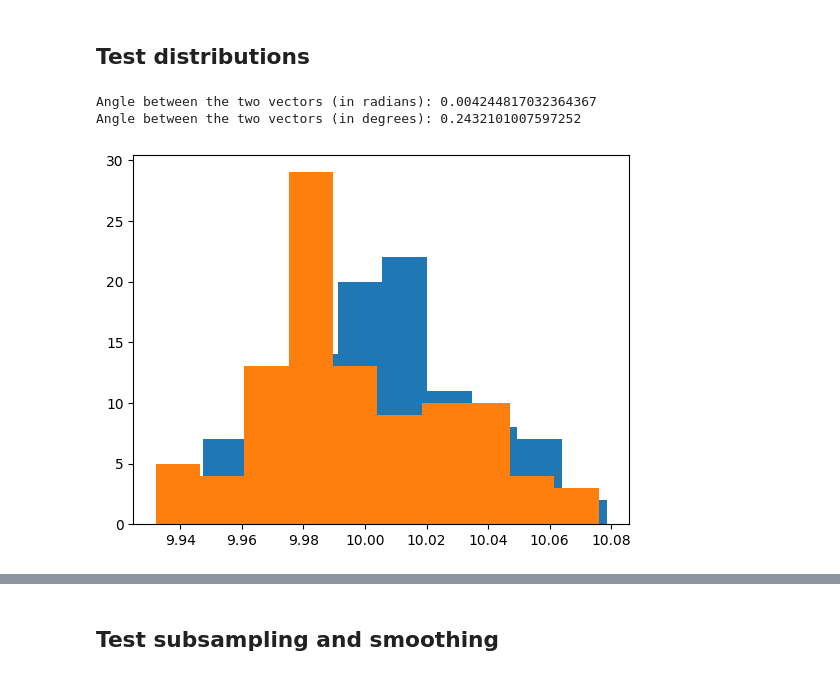
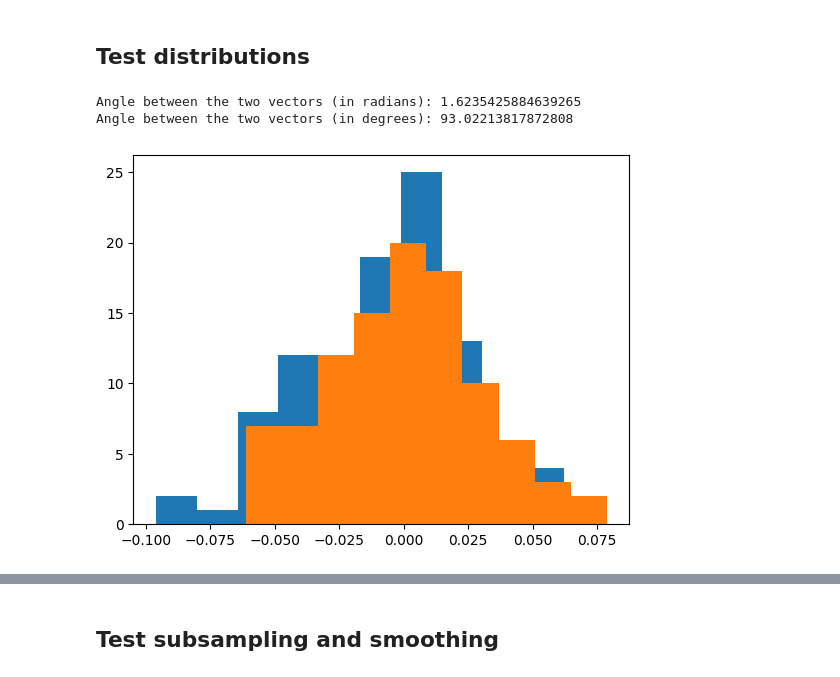
Before and after one commit to Ibos-lab/Users, a Jupyter notebook: losadac/population_distance/population_distance.ipynb, the cells around one changed output, grey strips where cells are left out. Cells and saved outputs as stored; diff of their text form; code cells hidden in the pictures.

```diff
--- a/losadac/population_distance/population_distance.ipynb
+++ b/losadac/population_distance/population_distance.ipynb
@@ -1153,27 +1187,27 @@ def generate_average_vector(n_samples, dim, distribution_func,loc=None):
 # %%
 # Parameters
 n_samples = 1000  # Number of samples for each vector
 dim = 100         # Dimension of the vectors
 
 # Generate two average vectors from the same distribution
-samples = generate_vector(n_samples*2, dim,loc=10)
+samples = generate_vector(n_samples*2, dim,loc=0)
 vector1 = np.mean(samples[:n_samples], axis=0)
 vector2 = np.mean(samples[n_samples:], axis=0)
 
 # Compute the angle between the two vectors
 angle = compute_angle_between_vectors(vector1, vector2)
 
 # Convert the angle from radians to degrees
 angle_degrees = np.degrees(angle)
 
 plt.hist(vector1)
 plt.hist(vector2)
 print(f"Angle between the two vectors (in radians): {angle}")
 print(f"Angle between the two vectors (in degrees): {angle_degrees}")
 # %% [output]
-Angle between the two vectors (in radians): 0.004244817032364367
-Angle between the two vectors (in degrees): 0.2432101007597252
+Angle between the two vectors (in radians): 1.6235425884639265
+Angle between the two vectors (in degrees): 93.02213817872808
-[figure, old version]
+[figure, new version]
 # %%
 # Parameters
 n_samples = 1000  # Number of samples for each vector
```
Also changed, not shown: parts of 32 cells of this notebook.
